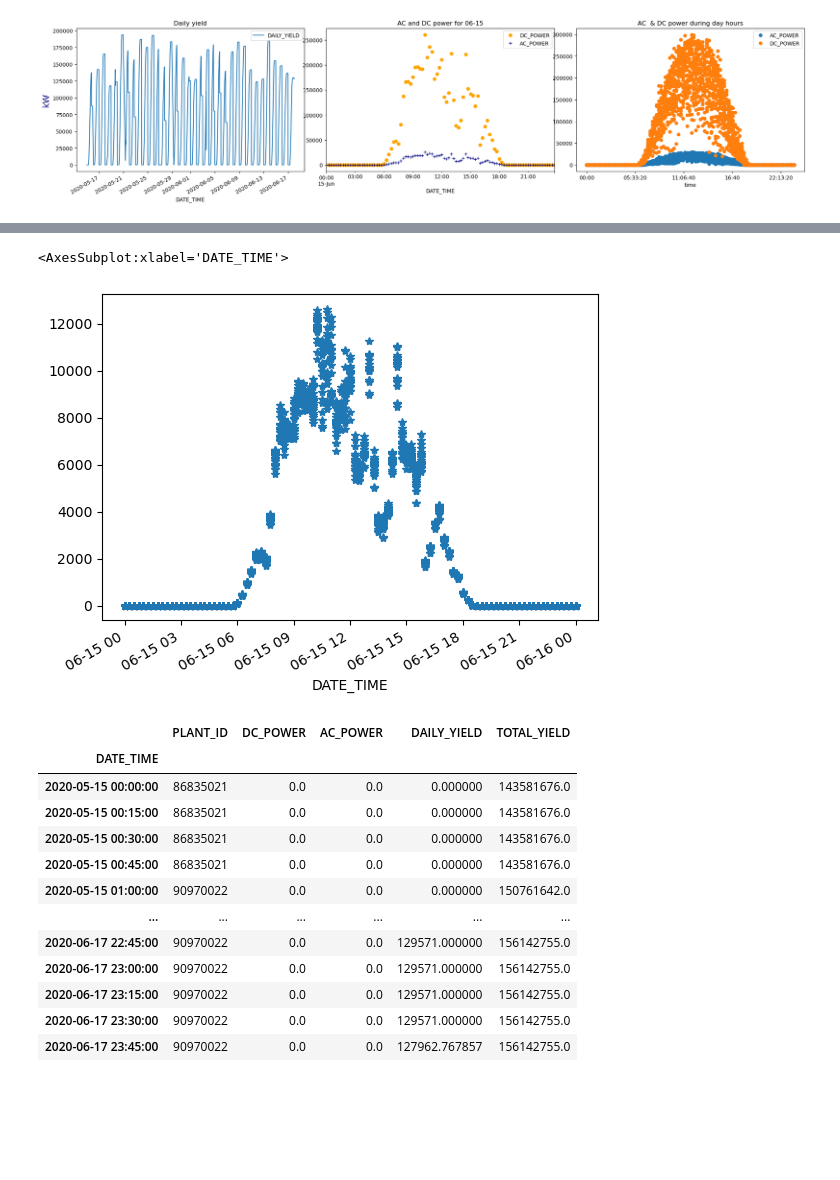
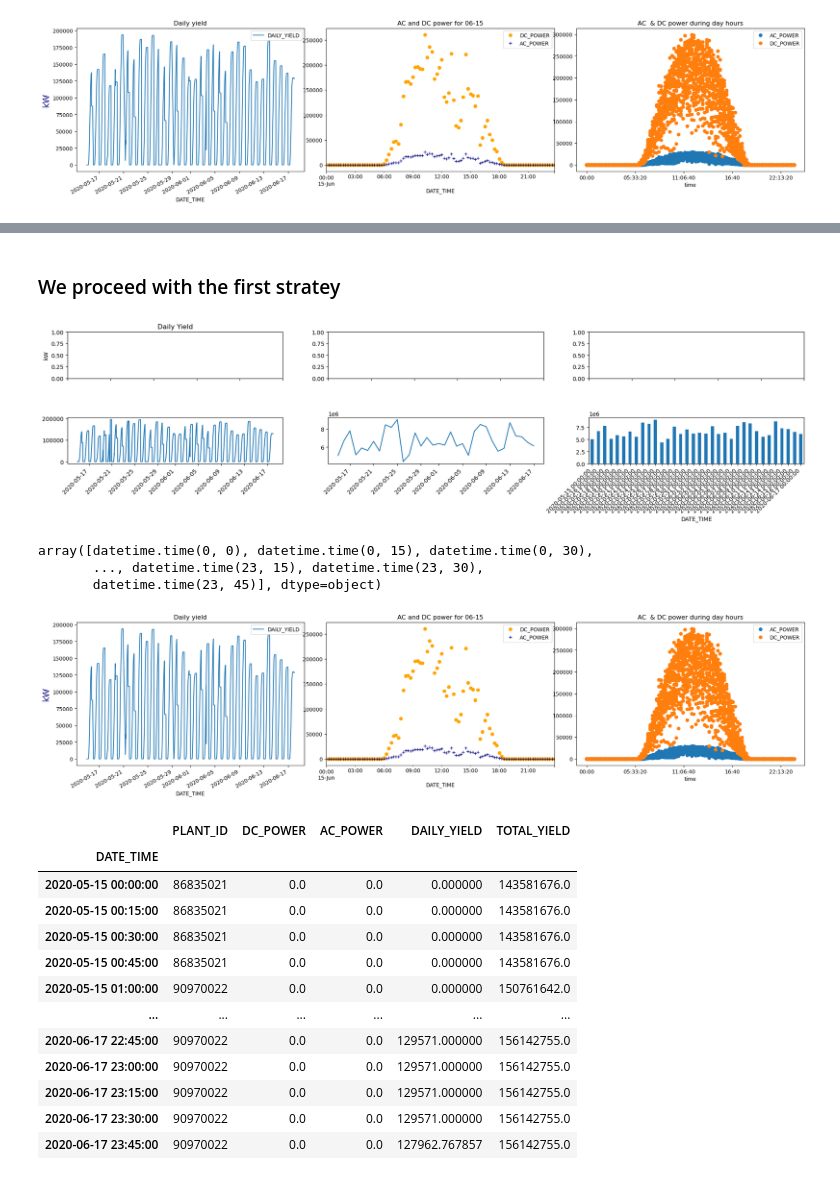
Before and after one commit to sedimir/SediMir, a Jupyter notebook: solar-power-generation.ipynb, the cells around one changed output, grey strips where cells are left out. Drawn from its saved outputs; the diff is of its cells as text; code cells hidden in the pictures; blank space fills up the shorter version.

Commit message:
Kaggle Notebook | Solar Power Generation | Version 3

```diff
--- a/solar-power-generation.ipynb
+++ b/solar-power-generation.ipynb
@@ -93,8 +100,55 @@ Text(0.5, 1.0, 'gen1c month')
-# %%
-gen1a['2020-06-15 00:00:00': '2020-06-16 00:00:00'].DC_POWER.plot(style='*')
-# %% [output]
-<AxesSubplot:xlabel='DATE_TIME'>
-[figure, removed]
+# %% [markdown]
+### We proceed with the first stratey
+# %%
+gen1=gen1a.resample('15min').sum() # same as : gen1a.groupby('DATE_TIME').sum()
+gen1['time']=gen1.index.time
+
+f,ax=plt.subplots(2,3, figsize=(20,5))
+plt.tight_layout(pad=5)
+ax[1,0].plot(gen1.DAILY_YIELD)
+ax[1,1].plot(gen1.resample('D').sum().DAILY_YIELD)
+gen1.resample('D').sum().DAILY_YIELD.plot(kind='bar', ax=ax[1,2])
+
+#sns.scatterplot(data=gen1, x='time',y=gen1.DC_POWER*0.001 ,color='orange', ax=ax[0])
+#gen1.plot(x='time',y='AC_POWER', style='*',color='green',ax=ax[1])
+#gen1.plot(x='time',y='DC_POWER', style='*',color='orange', ax=ax[1])
+
+#ax[2].plot(gen1.index.strftime('%H:%M'),gen1.AC_POWER*0.001,'o',color='green')
+#ax[2].plot(gen1.index.strftime('%H:%M'),gen1.DC_POWER*0.001,'o',color='orange')
+
+ax[0,0].set_title('Daily Yield')
+ax[0,0].set_ylabel('kW')
+f.autofmt_xdate(rotation=45)
+# %% [output]
+[figure, added]
+# %%
+gen1.index.time
+# %% [output]
+array([datetime.time(0, 0), datetime.time(0, 15), datetime.time(0, 30),
+       ..., datetime.time(23, 15), datetime.time(23, 30),
+       datetime.time(23, 45)], dtype=object)
+# %%
+gen1=pd.read_csv('/kaggle/input/solar-power-generation-data/Plant_1_Generation_Data.csv')
+gen1.DATE_TIME=pd.to_datetime(gen1.DATE_TIME,format='%d-%m-%Y %H:%M')
+gen11=gen1.groupby('DATE_TIME').sum().reset_index()
+
+f,ax=plt.subplots(1,3,dpi=100,figsize=(20,5))
+plt.tight_layout()
+gen11.plot(x='DATE_TIME',y='DAILY_YIELD',ax=ax[0])
+gen11[(gen11.DATE_TIME.dt.day==15) &(gen11.DATE_TIME.dt.month==6)].plot(x='DATE_TIME',y='DC_POWER',color='orange',style='o',ax=ax[1])
+gen11[(gen11.DATE_TIME.dt.day==15) &(gen11.DATE_TIME.dt.month==6)].plot(x='DATE_TIME',y='AC_POWER',color='navy',style='+',ax=ax[1])
+
+import datetime as dt
+gen11['time']=gen11.DATE_TIME.dt.time
+gen11.set_index('time')[['AC_POWER','DC_POWER']].plot(style='o',ax=ax[2])
+
+ax[0].set_title('Daily yield',)
+ax[1].set_title('AC and DC power for 06-15')
+ax[2].set_title('AC  & DC power during day hours')
+ax[0].set_ylabel('kW',color='navy',fontsize=17)
+plt.show()
+# %% [output]
+[figure, added]
 # %%
 gen1a.resample('15min').sum()  # same as : gen1a.groupby('DATE_TIME').sum()
 # %% [output]
```
Also changed, not shown: parts of 3 cells of this notebook.
